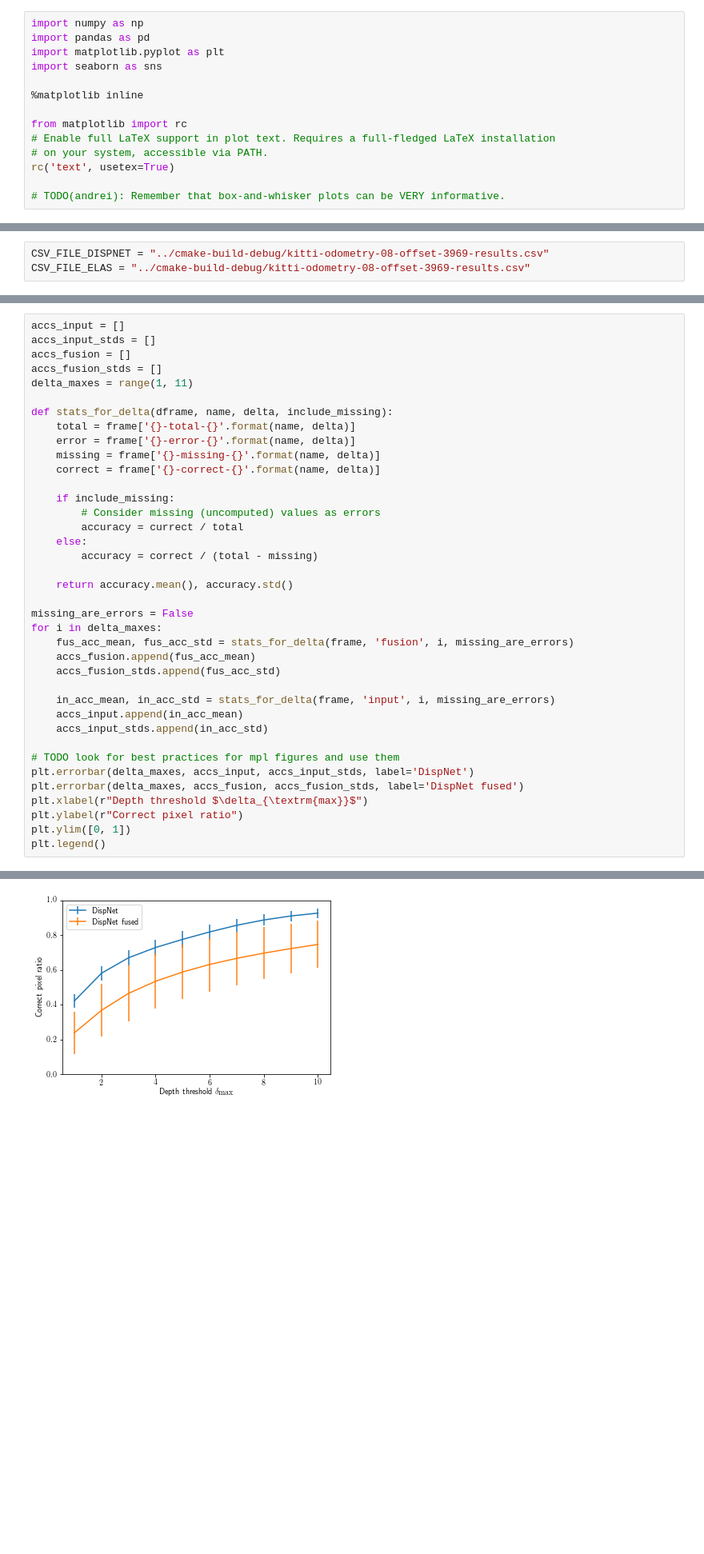
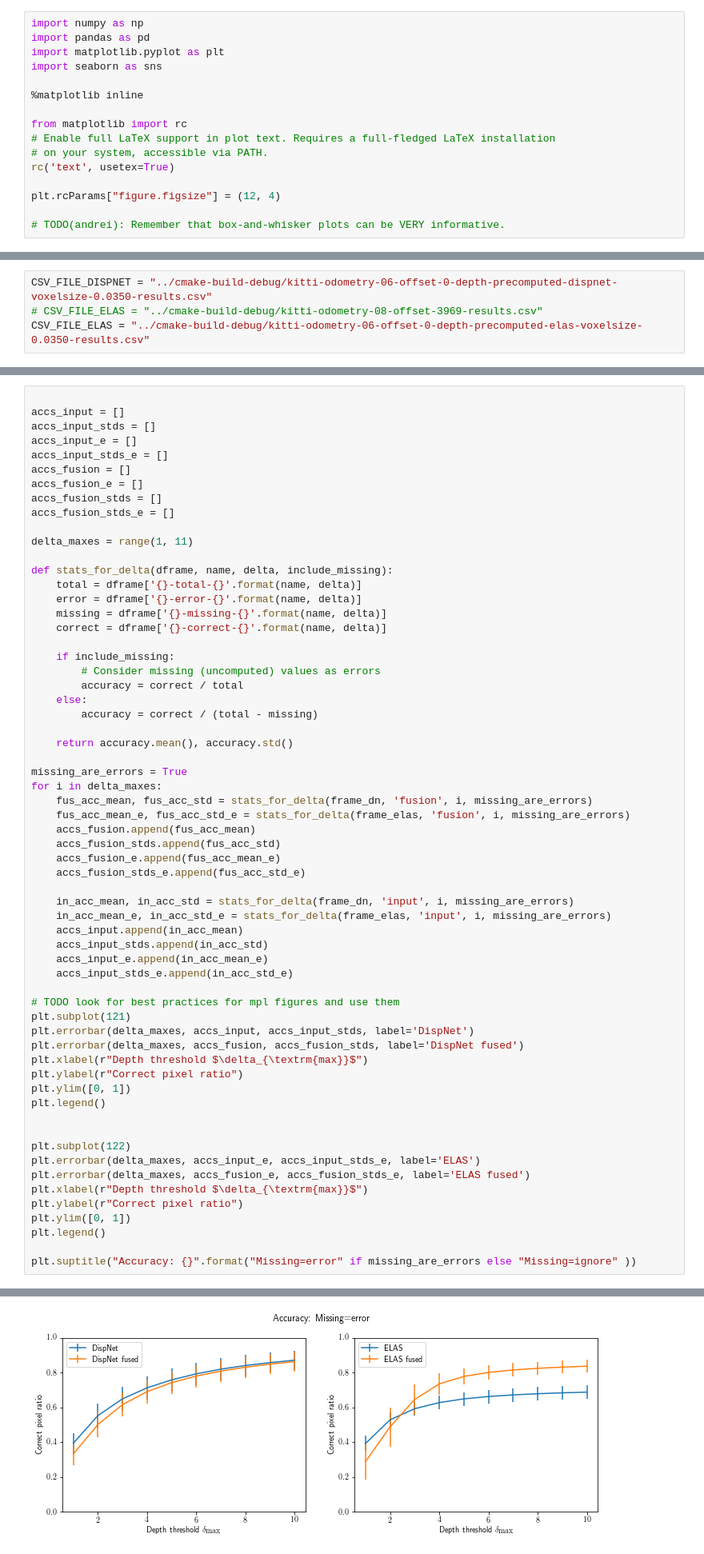
Before and after one commit to AndreiBarsan/DynSLAM, a Jupyter notebook: notebooks/DepthAnalysis.ipynb, the cells around one changed output, grey strips where cells are left out. Shown at 80% size. Saved outputs shown, nothing was run; the diff lists cells and outputs as text; blank space fills up the shorter version.

```diff
--- a/notebooks/DepthAnalysis.ipynb
+++ b/notebooks/DepthAnalysis.ipynb
@@ -13,6 +13,8 @@ from matplotlib import rc
 # on your system, accessible via PATH.
 rc('text', usetex=True)
 
+plt.rcParams["figure.figsize"] = (12, 4)
+
 # TODO(andrei): Remember that box-and-whisker plots can be VERY informative.
 # %%
 %ls ../cmake-build-debug/*.csv
@@ -22,3 +28,4 @@ rc('text', usetex=True)
 # %%
-CSV_FILE_DISPNET = "../cmake-build-debug/kitti-odometry-08-offset-3969-results.csv"
-CSV_FILE_ELAS = "../cmake-build-debug/kitti-odometry-08-offset-3969-results.csv"
+CSV_FILE_DISPNET = "../cmake-build-debug/kitti-odometry-06-offset-0-depth-precomputed-dispnet-voxelsize-0.0350-results.csv"
+# CSV_FILE_ELAS = "../cmake-build-debug/kitti-odometry-08-offset-3969-results.csv"
+CSV_FILE_ELAS = "../cmake-build-debug/kitti-odometry-06-offset-0-depth-precomputed-elas-voxelsize-0.0350-results.csv"
@@ -37,39 +83,63 @@ frame_elas = pd.read_csv(CSV_FILE_ELAS)
 # %%
+
 accs_input = []
 accs_input_stds = []
+accs_input_e = []
+accs_input_stds_e = []
 accs_fusion = []
+accs_fusion_e = []
 accs_fusion_stds = []
+accs_fusion_stds_e = []
+
 delta_maxes = range(1, 11)
 
 def stats_for_delta(dframe, name, delta, include_missing):
-    total = frame['{}-total-{}'.format(name, delta)]
-    error = frame['{}-error-{}'.format(name, delta)]
-    missing = frame['{}-missing-{}'.format(name, delta)]
-    correct = frame['{}-correct-{}'.format(name, delta)]
+    total = dframe['{}-total-{}'.format(name, delta)]
+    error = dframe['{}-error-{}'.format(name, delta)]
+    missing = dframe['{}-missing-{}'.format(name, delta)]
+    correct = dframe['{}-correct-{}'.format(name, delta)]
 
     if include_missing:
         # Consider missing (uncomputed) values as errors
-        accuracy = currect / total
+        accuracy = correct / total
     else:
         accuracy = correct / (total - missing)
 
     return accuracy.mean(), accuracy.std()
 
-missing_are_errors = False
+missing_are_errors = True
 for i in delta_maxes:
-    fus_acc_mean, fus_acc_std = stats_for_delta(frame, 'fusion', i, missing_are_errors)
+    fus_acc_mean, fus_acc_std = stats_for_delta(frame_dn, 'fusion', i, missing_are_errors)
+    fus_acc_mean_e, fus_acc_std_e = stats_for_delta(frame_elas, 'fusion', i, missing_are_errors)
     accs_fusion.append(fus_acc_mean)
     accs_fusion_stds.append(fus_acc_std)
+    accs_fusion_e.append(fus_acc_mean_e)
+    accs_fusion_stds_e.append(fus_acc_std_e)
 
-    in_acc_mean, in_acc_std = stats_for_delta(frame, 'input', i, missing_are_errors)
+    in_acc_mean, in_acc_std = stats_for_delta(frame_dn, 'input', i, missing_are_errors)
+    in_acc_mean_e, in_acc_std_e = stats_for_delta(frame_elas, 'input', i, missing_are_errors)
     accs_input.append(in_acc_mean)
     accs_input_stds.append(in_acc_std)
+    accs_input_e.append(in_acc_mean_e)
+    accs_input_stds_e.append(in_acc_std_e)
 
 # TODO look for best practices for mpl figures and use them
+plt.subplot(121)
 plt.errorbar(delta_maxes, accs_input, accs_input_stds, label='DispNet')
 plt.errorbar(delta_maxes, accs_fusion, accs_fusion_stds, label='DispNet fused')
 plt.xlabel(r"Depth threshold $\delta_{\textrm{max}}$")
 plt.ylabel(r"Correct pixel ratio")
 plt.ylim([0, 1])
 plt.legend()
+
+
+plt.subplot(122)
+plt.errorbar(delta_maxes, accs_input_e, accs_input_stds_e, label='ELAS')
+plt.errorbar(delta_maxes, accs_fusion_e, accs_fusion_stds_e, label='ELAS fused')
+plt.xlabel(r"Depth threshold $\delta_{\textrm{max}}$")
+plt.ylabel(r"Correct pixel ratio")
+plt.ylim([0, 1])
+plt.legend()
+
+plt.suptitle("Accuracy: {}".format("Missing=error" if missing_are_errors else "Missing=ignore" ))
 # %% [output]
@@ -77 +147 @@ plt.legend()
-[figure, old version]
+[figure, new version]
```
Also changed, not shown: parts of 6 cells of this notebook.
